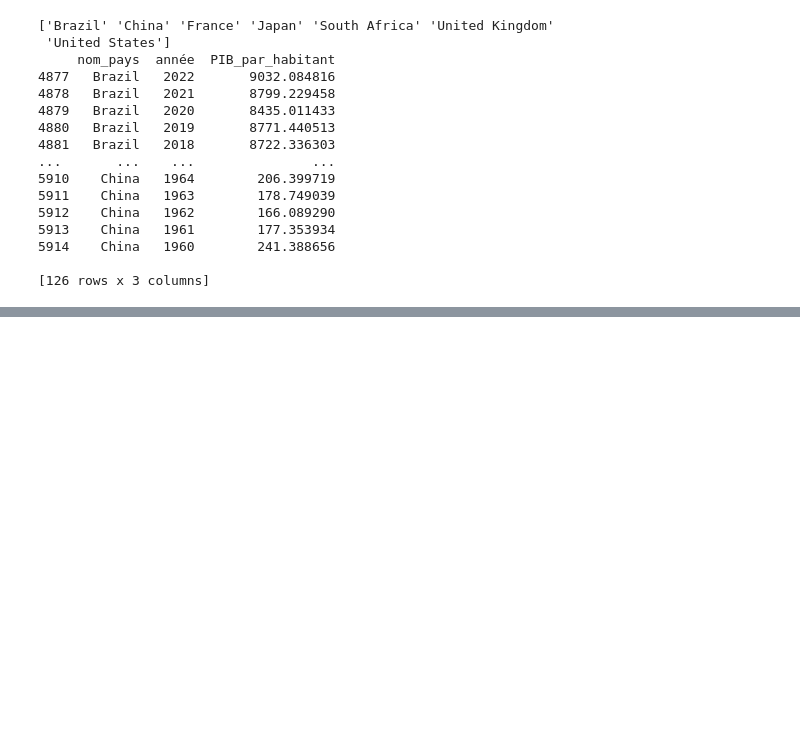
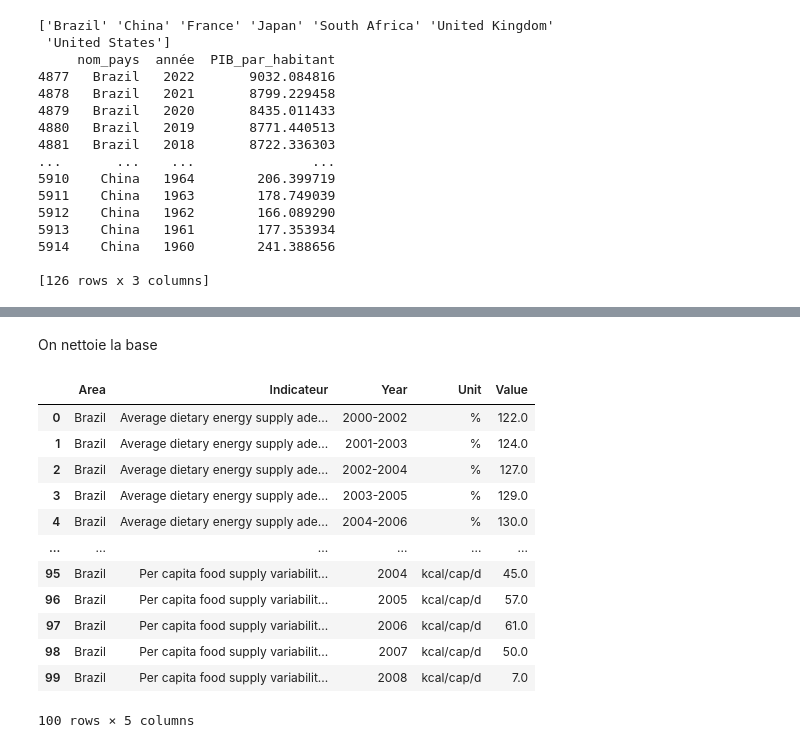
Before and after one commit to yczk9/projet_py4ds_Reis_Crapsky, a Jupyter notebook: Notebook_principal.ipynb, the cells around one changed output, grey strips where cells are left out. Cells and saved outputs as stored; diff of their text form; code cells hidden in the pictures; blank space fills up the shorter version.

```diff
--- a/Notebook_principal.ipynb
+++ b/Notebook_principal.ipynb
@@ -103,0 +211,20 @@ print(PIB_hab_filtré.head(126))
+# %% [markdown]
+On nettoie la base
+# %%
+data_faostat = data_faostat.drop(['Domain Code', 'Domain', 'Area Code', 'Element Code', 'Element', 'Year Code', 'Item Code'], axis=1)
+data_faostat = data_faostat.rename(columns={'Item': 'Indicateur'})
+data_faostat.head(100)
+# %% [output]
+|  | Area | Indicateur | Year | Unit | Value |
+| 0 | Brazil | Average dietary energy supply ade... | 2000-2002 | % | 122.0 |
+| 1 | Brazil | Average dietary energy supply ade... | 2001-2003 | % | 124.0 |
+| 2 | Brazil | Average dietary energy supply ade... | 2002-2004 | % | 127.0 |
+| 3 | Brazil | Average dietary energy supply ade... | 2003-2005 | % | 129.0 |
+| 4 | Brazil | Average dietary energy supply ade... | 2004-2006 | % | 130.0 |
+| ... | ... | ... | ... | ... | ... |
+| 95 | Brazil | Per capita food supply variabilit... | 2004 | kcal/cap/d | 45.0 |
+| 96 | Brazil | Per capita food supply variabilit... | 2005 | kcal/cap/d | 57.0 |
+| 97 | Brazil | Per capita food supply variabilit... | 2006 | kcal/cap/d | 61.0 |
+| 98 | Brazil | Per capita food supply variabilit... | 2007 | kcal/cap/d | 50.0 |
+| 99 | Brazil | Per capita food supply variabilit... | 2008 | kcal/cap/d | 7.0 |
+100 rows × 5 columns
```
Also changed, not shown: parts of 6 cells of this notebook.
